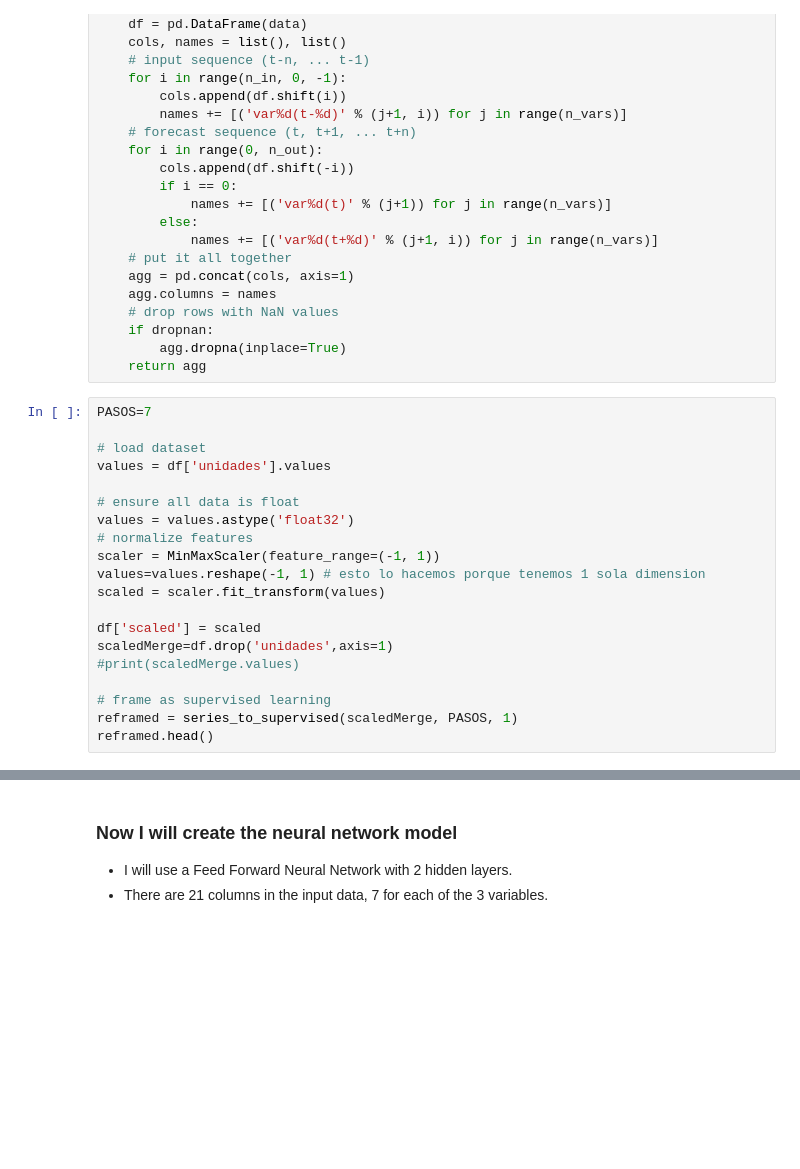
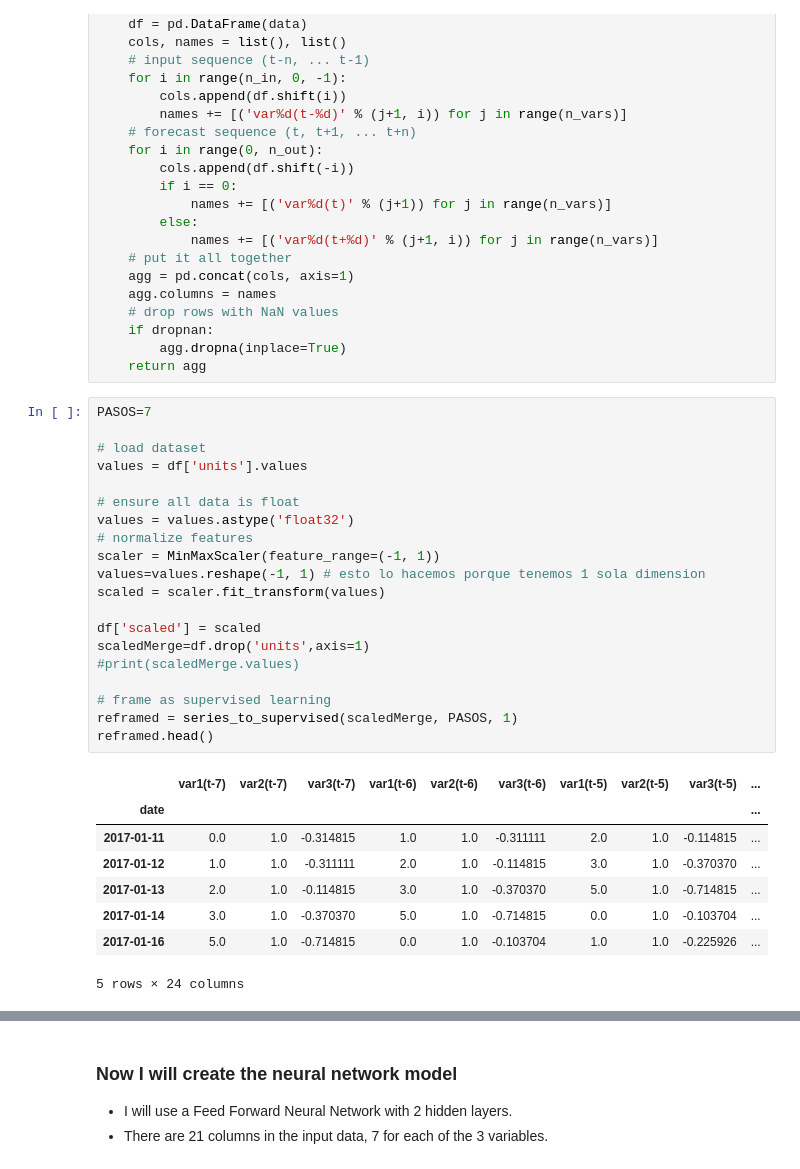
Before and after one commit to JsebastianUVPRQ/ES_Neural_Network_sales_prediction, a Jupyter notebook: Neural_network_multivariate.ipynb, the cells around one changed output, grey strips where cells are left out. Cells and saved outputs as stored; diff of their text form; blank space fills up the shorter version.

```diff
--- a/Neural_network_multivariate.ipynb
+++ b/Neural_network_multivariate.ipynb
@@ -48,23 +68,32 @@ def series_to_supervised(data, n_in=1, n_out=1, dropnan=True):
 # %%
 PASOS=7
 
 # load dataset
-values = df['unidades'].values
+values = df['units'].values
 
 # ensure all data is float
 values = values.astype('float32')
 # normalize features
 scaler = MinMaxScaler(feature_range=(-1, 1))
 values=values.reshape(-1, 1) # esto lo hacemos porque tenemos 1 sola dimension
 scaled = scaler.fit_transform(values)
 
 df['scaled'] = scaled
-scaledMerge=df.drop('unidades',axis=1)
+scaledMerge=df.drop('units',axis=1)
 #print(scaledMerge.values)
 
 # frame as supervised learning
 reframed = series_to_supervised(scaledMerge, PASOS, 1)
 reframed.head()
+# %% [output]
+|  | var1(t-7) | var2(t-7) | var3(t-7) | var1(t-6) | var2(t-6) | var3(t-6) | var1(t-5) | var2(t-5) | var3(t-5) | ... |
+| date |  |  |  |  |  |  |  |  |  | ... |
+| 2017-01-11 | 0.0 | 1.0 | -0.314815 | 1.0 | 1.0 | -0.311111 | 2.0 | 1.0 | -0.114815 | ... |
+| 2017-01-12 | 1.0 | 1.0 | -0.311111 | 2.0 | 1.0 | -0.114815 | 3.0 | 1.0 | -0.370370 | ... |
+| 2017-01-13 | 2.0 | 1.0 | -0.114815 | 3.0 | 1.0 | -0.370370 | 5.0 | 1.0 | -0.714815 | ... |
+| 2017-01-14 | 3.0 | 1.0 | -0.370370 | 5.0 | 1.0 | -0.714815 | 0.0 | 1.0 | -0.103704 | ... |
+| 2017-01-16 | 5.0 | 1.0 | -0.714815 | 0.0 | 1.0 | -0.103704 | 1.0 | 1.0 | -0.225926 | ... |
+5 rows × 24 columns
 # %%
 newReframed=reframed.drop(['var1(t)','var2(t)'],axis=1)
 print(newReframed.shape)
```
Also changed, not shown: parts of 20 cells of this notebook, 2 other files.
